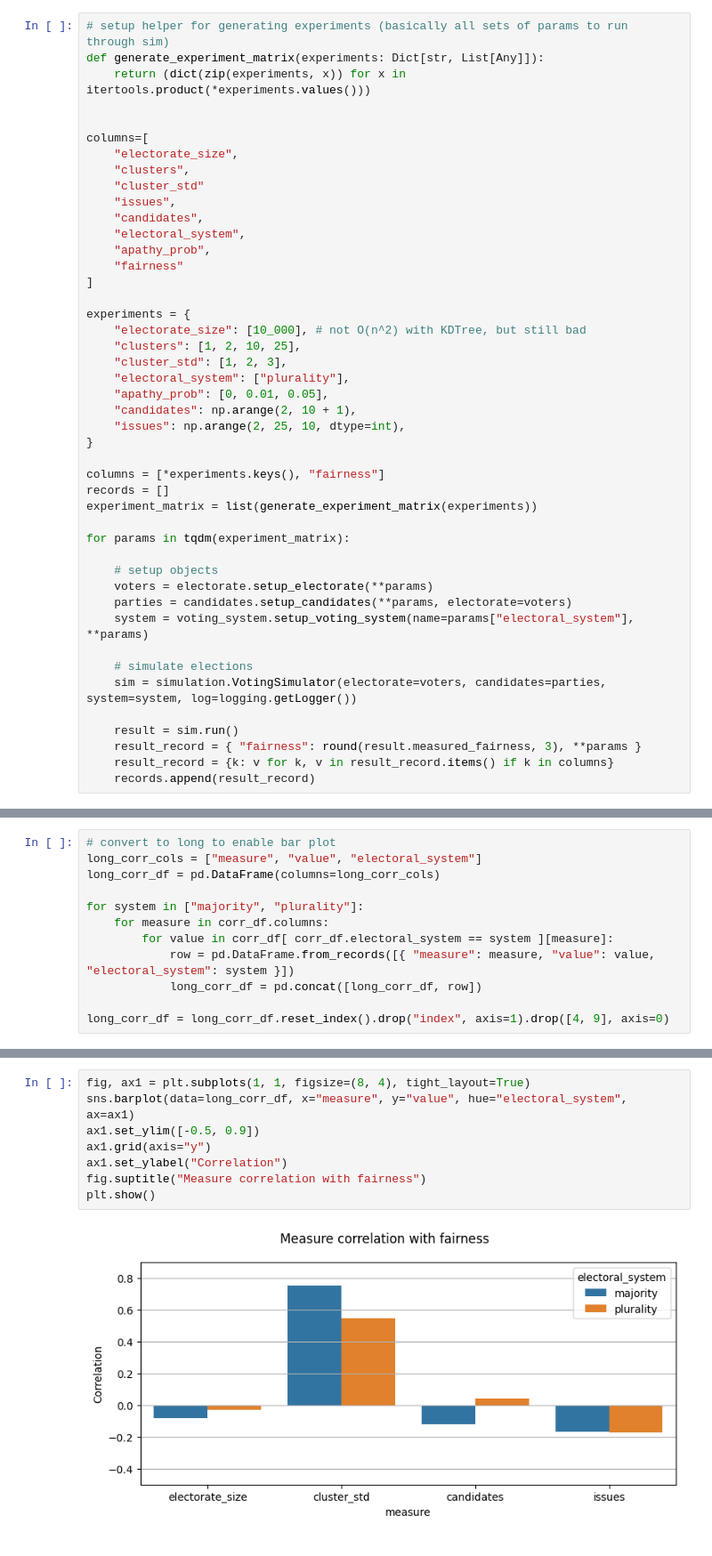
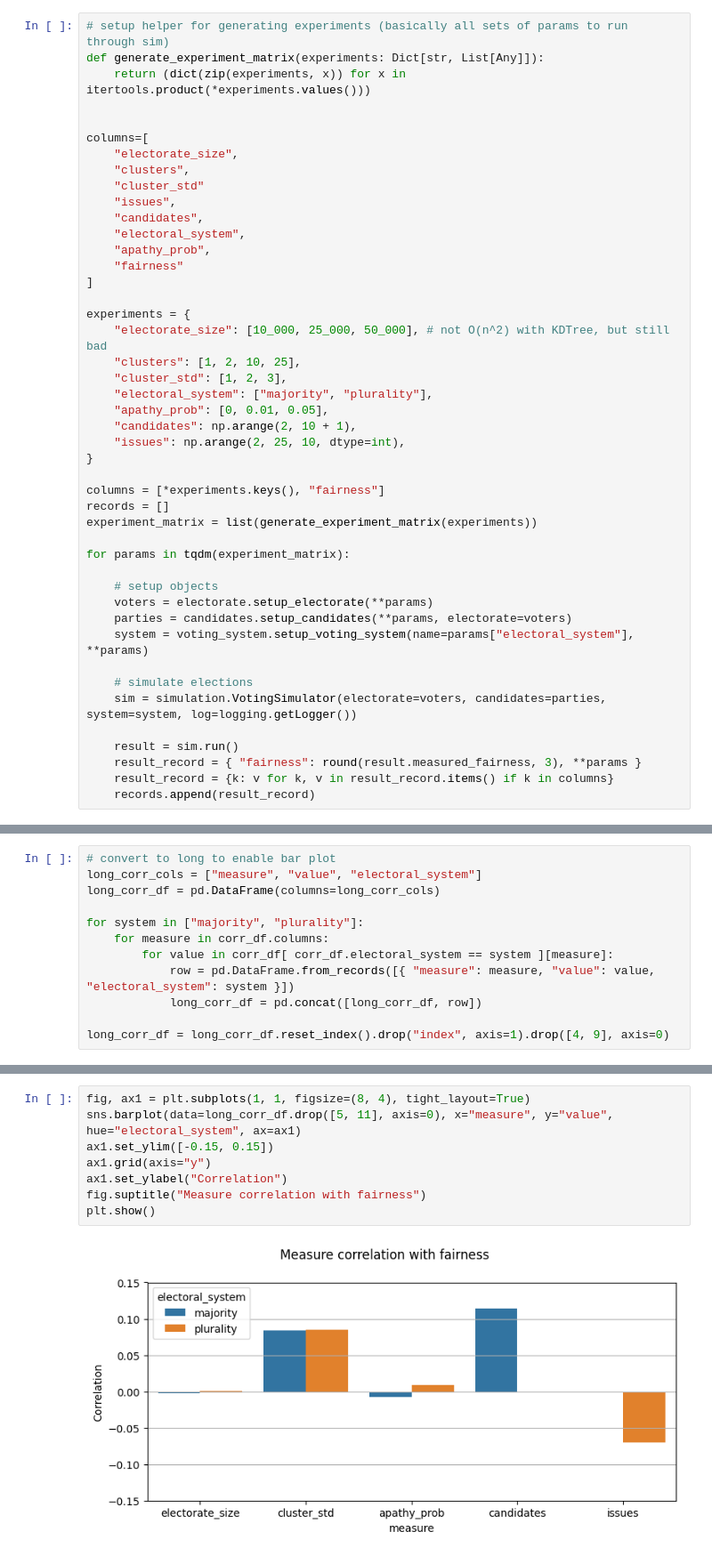
Before and after one commit to Expan75/complex-simulation-project, a Jupyter notebook: plurality_vs_majority.ipynb, the cells around one changed output, grey strips where cells are left out. Shown at 89% size. Cells and saved outputs as stored; diff of their text form.

```diff
--- a/plurality_vs_majority.ipynb
+++ b/plurality_vs_majority.ipynb
@@ -119,10 +119,10 @@ columns=[
 ]
 
 experiments = {
-    "electorate_size": [10_000], # not O(n^2) with KDTree, but still bad
+    "electorate_size": [10_000, 25_000, 50_000], # not O(n^2) with KDTree, but still bad
     "clusters": [1, 2, 10, 25],
     "cluster_std": [1, 2, 3],
-    "electoral_system": ["plurality"],
+    "electoral_system": ["majority", "plurality"],
     "apathy_prob": [0, 0.01, 0.05],
     "candidates": np.arange(2, 10 + 1),
     "issues": np.arange(2, 25, 10, dtype=int),
@@ -213,10 +225,10 @@ long_corr_df = long_corr_df.reset_index().drop("index", axis=1).drop([4, 9], axi
 # %%
 fig, ax1 = plt.subplots(1, 1, figsize=(8, 4), tight_layout=True)
-sns.barplot(data=long_corr_df, x="measure", y="value", hue="electoral_system", ax=ax1)
-ax1.set_ylim([-0.5, 0.9])
+sns.barplot(data=long_corr_df.drop([5, 11], axis=0), x="measure", y="value", hue="electoral_system", ax=ax1)
+ax1.set_ylim([-0.15, 0.15])
 ax1.grid(axis="y")
 ax1.set_ylabel("Correlation")
 fig.suptitle("Measure correlation with fairness")
 plt.show()
 # %% [output]
-[figure, old version]
+[figure, new version]
```
Also changed, not shown: parts of 9 cells of this notebook, 3 other files.
